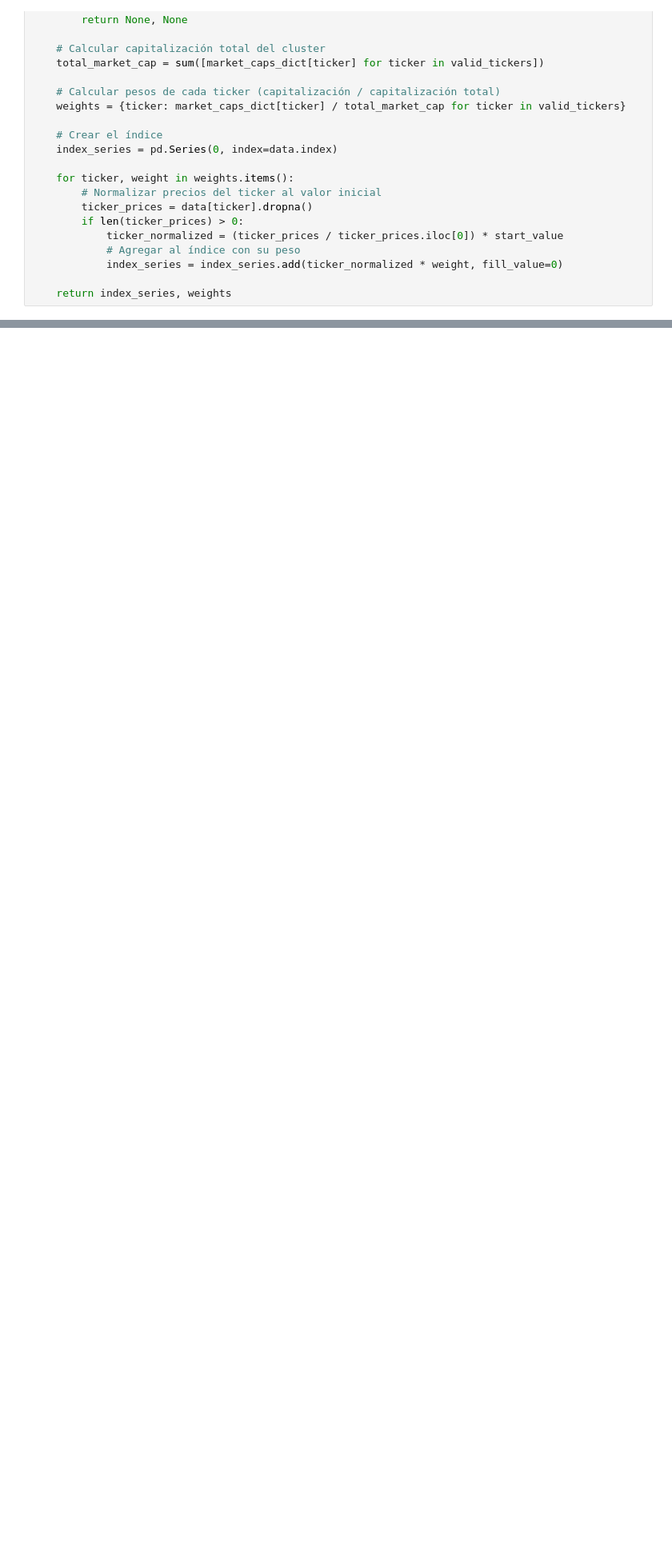
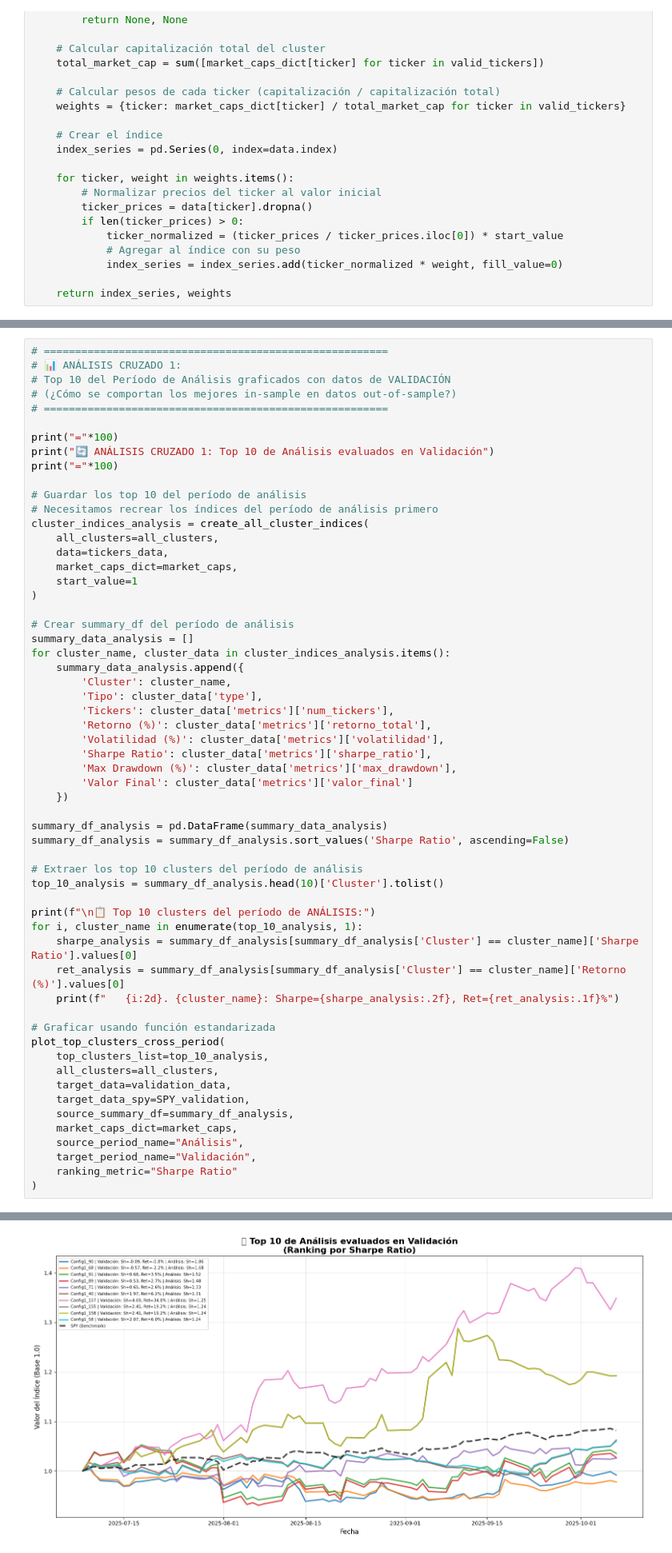
Before and after one commit to AlfDur20/Estancia_Alfredo, a Jupyter notebook: Mapper_v5.ipynb, the cells around one changed output, grey strips where cells are left out. Shown at 80% size. Cells and saved outputs as stored; diff of their text form; blank space fills up the shorter version.

```diff
--- a/Mapper_v5.ipynb
+++ b/Mapper_v5.ipynb
@@ -799,0 +977,59 @@ Config1_159 Sharpe Ratio        5            1.0     1.082819     0.082819
+# %%
+# =======================================================
+# 📊 ANÁLISIS CRUZADO 1:
+# Top 10 del Período de Análisis graficados con datos de VALIDACIÓN
+# (¿Cómo se comportan los mejores in-sample en datos out-of-sample?)
+# =======================================================
+
+print("="*100)
+print("🔄 ANÁLISIS CRUZADO 1: Top 10 de Análisis evaluados en Validación")
+print("="*100)
+
+# Guardar los top 10 del período de análisis
+# Necesitamos recrear los índices del período de análisis primero
+cluster_indices_analysis = create_all_cluster_indices(
+    all_clusters=all_clusters,
+    data=tickers_data,
+    market_caps_dict=market_caps,
+    start_value=1
+)
+
+# Crear summary_df del período de análisis
+summary_data_analysis = []
+for cluster_name, cluster_data in cluster_indices_analysis.items():
+    summary_data_analysis.append({
+        'Cluster': cluster_name,
+        'Tipo': cluster_data['type'],
+        'Tickers': cluster_data['metrics']['num_tickers'],
+        'Retorno (%)': cluster_data['metrics']['retorno_total'],
+        'Volatilidad (%)': cluster_data['metrics']['volatilidad'],
+        'Sharpe Ratio': cluster_data['metrics']['sharpe_ratio'],
+        'Max Drawdown (%)': cluster_data['metrics']['max_drawdown'],
+        'Valor Final': cluster_data['metrics']['valor_final']
+    })
+
+summary_df_analysis = pd.DataFrame(summary_data_analysis)
+summary_df_analysis = summary_df_analysis.sort_values('Sharpe Ratio', ascending=False)
+
+# Extraer los top 10 clusters del período de análisis
+top_10_analysis = summary_df_analysis.head(10)['Cluster'].tolist()
+
+print(f"\n📋 Top 10 clusters del período de ANÁLISIS:")
+for i, cluster_name in enumerate(top_10_analysis, 1):
+    sharpe_analysis = summary_df_analysis[summary_df_analysis['Cluster'] == cluster_name]['Sharpe Ratio'].values[0]
+    ret_analysis = summary_df_analysis[summary_df_analysis['Cluster'] == cluster_name]['Retorno (%)'].values[0]
+    print(f"   {i:2d}. {cluster_name}: Sharpe={sharpe_analysis:.2f}, Ret={ret_analysis:.1f}%")
+
+# Graficar usando función estandarizada
+plot_top_clusters_cross_period(
+    top_clusters_list=top_10_analysis,
+    all_clusters=all_clusters,
+    target_data=validation_data,
+    target_data_spy=SPY_validation,
+    source_summary_df=summary_df_analysis,
+    market_caps_dict=market_caps,
+    source_period_name="Análisis",
+    target_period_name="Validación",
+    ranking_metric="Sharpe Ratio"
+)
+# %% [output]
@@ -799,0 +1053 @@ Config1_159 Sharpe Ratio        5            1.0     1.082819     0.082819
+[figure, added]
```
Also changed, not shown: parts of 20 cells of this notebook, 1 other file.
